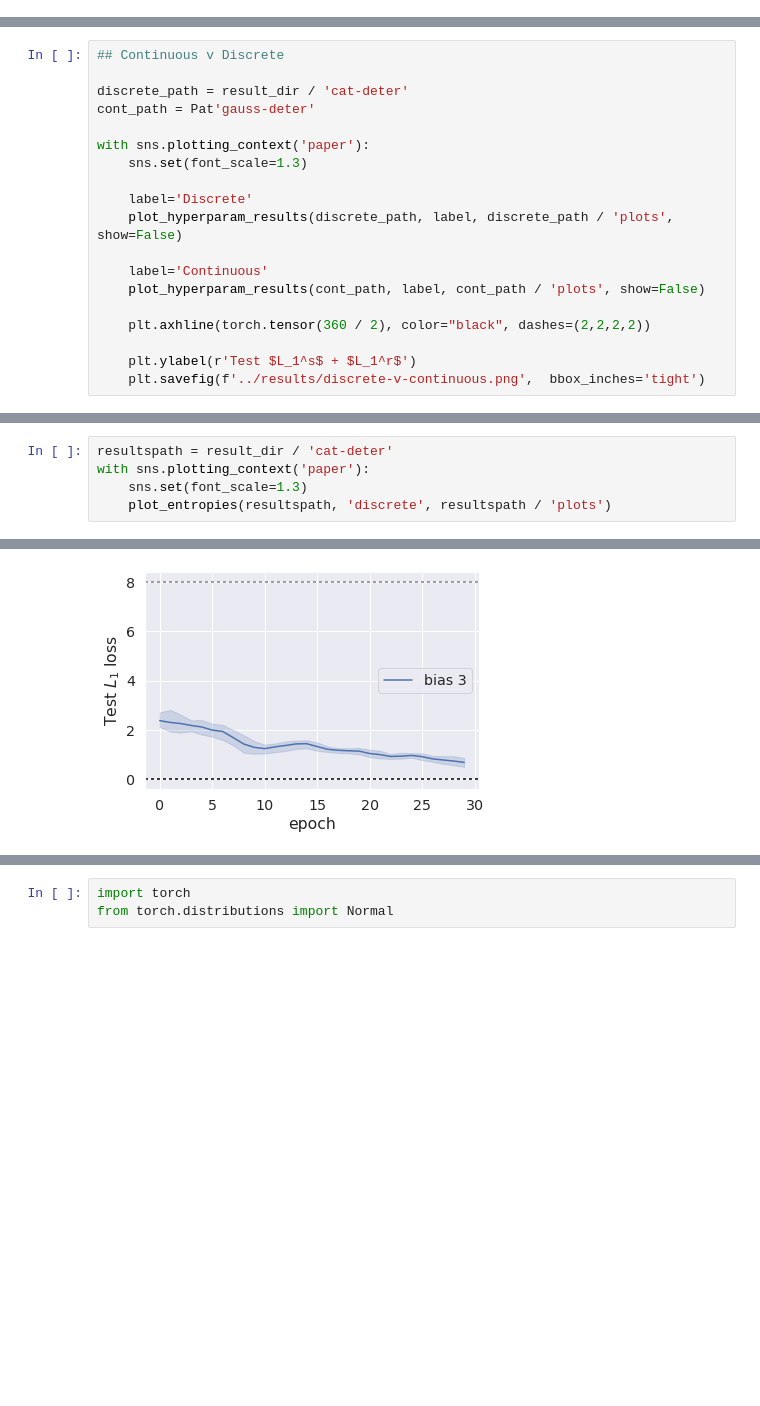
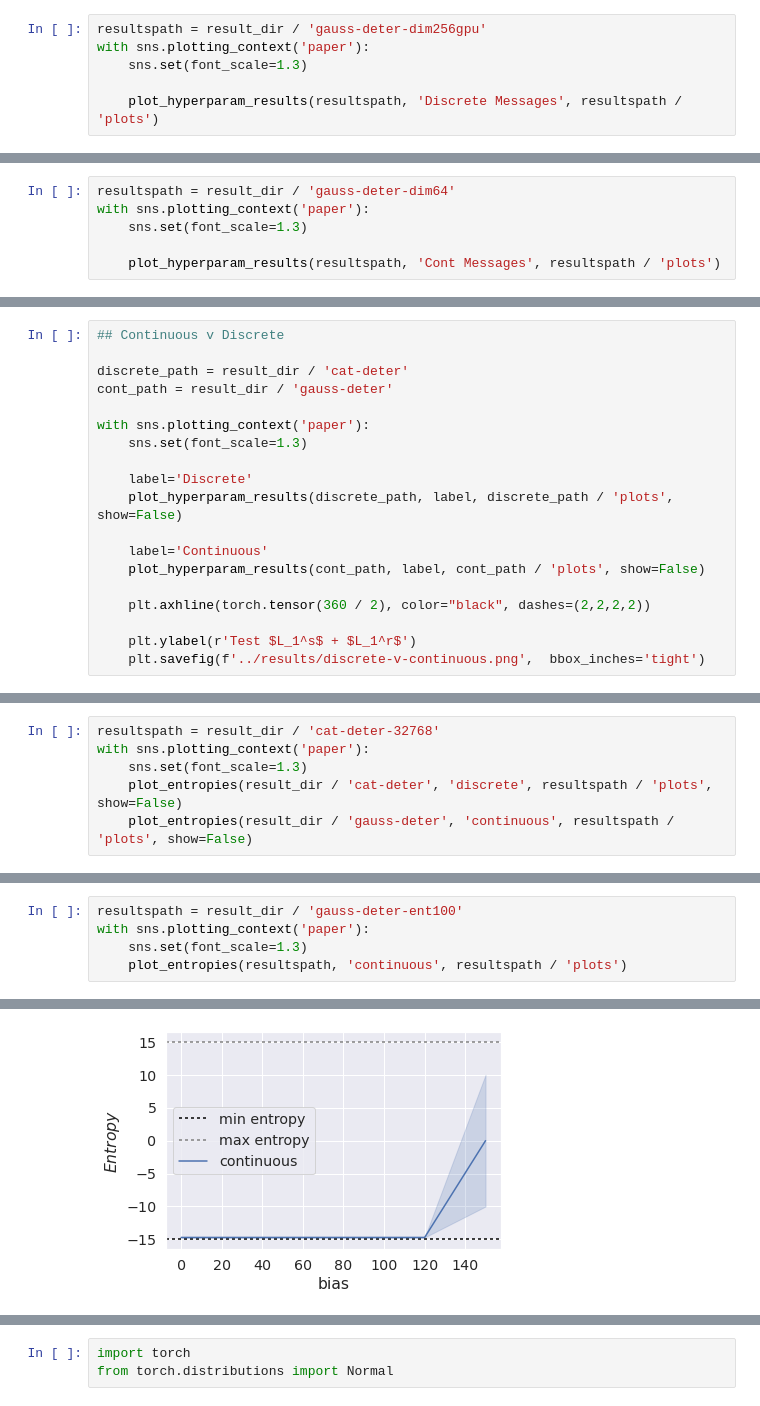
Before and after one commit to mnoukhov/emergent-compete, a Jupyter notebook: notebooks/Best Results Plot.ipynb, the cells around one changed output, grey strips where cells are left out. Drawn from its saved outputs; the diff is of its cells as text; blank space fills up the shorter version.

```diff
--- a/notebooks/Best Results Plot.ipynb
+++ b/notebooks/Best Results Plot.ipynb
@@ -140,0 +163,6 @@ def plot_hyperparam_results(results_dir, label='', savepath=None, last_epochs=10
+# %%
+resultspath = result_dir / 'gauss-deter-dim256gpu'
+with sns.plotting_context('paper'):
+    sns.set(font_scale=1.3)
+
+    plot_hyperparam_results(resultspath, 'Discrete Messages', resultspath / 'plots')
@@ -140,0 +183,6 @@ def plot_hyperparam_results(results_dir, label='', savepath=None, last_epochs=10
+# %%
+resultspath = result_dir / 'gauss-deter-dim64'
+with sns.plotting_context('paper'):
+    sns.set(font_scale=1.3)
+
+    plot_hyperparam_results(resultspath, 'Cont Messages', resultspath / 'plots')
@@ -165,7 +227,7 @@ Bias 15
 ## Continuous v Discrete
 
 discrete_path = result_dir / 'cat-deter'
-cont_path = Pat'gauss-deter'
+cont_path = result_dir / 'gauss-deter'
 
 with sns.plotting_context('paper'):
     sns.set(font_scale=1.3)
@@ -369,2 +434,8 @@ def entropy(logdir, savedir=None, name='error', show=True, verbose=True, label=N
 
     return seed_entropies
+# %%
+resultspath = result_dir / 'cat-deter-32768'
+with sns.plotting_context('paper'):
+    sns.set(font_scale=1.3)
+    plot_entropies(result_dir / 'cat-deter', 'discrete', resultspath / 'plots', show=False)
+    plot_entropies(result_dir / 'gauss-deter', 'continuous', resultspath / 'plots', show=False)
@@ -371,7 +460,7 @@ def entropy(logdir, savedir=None, name='error', show=True, verbose=True, label=N
 # %%
-resultspath = result_dir / 'cat-deter'
+resultspath = result_dir / 'gauss-deter-ent100'
 with sns.plotting_context('paper'):
     sns.set(font_scale=1.3)
-    plot_entropies(resultspath, 'discrete', resultspath / 'plots')
+    plot_entropies(resultspath, 'continuous', resultspath / 'plots')
 # %% [output]
 Bias 0
@@ -381 +474 @@ Bias 3
-[figure, old version]
+[figure, new version]
```
Also changed, not shown: parts of 17 cells of this notebook, 8 other files.
